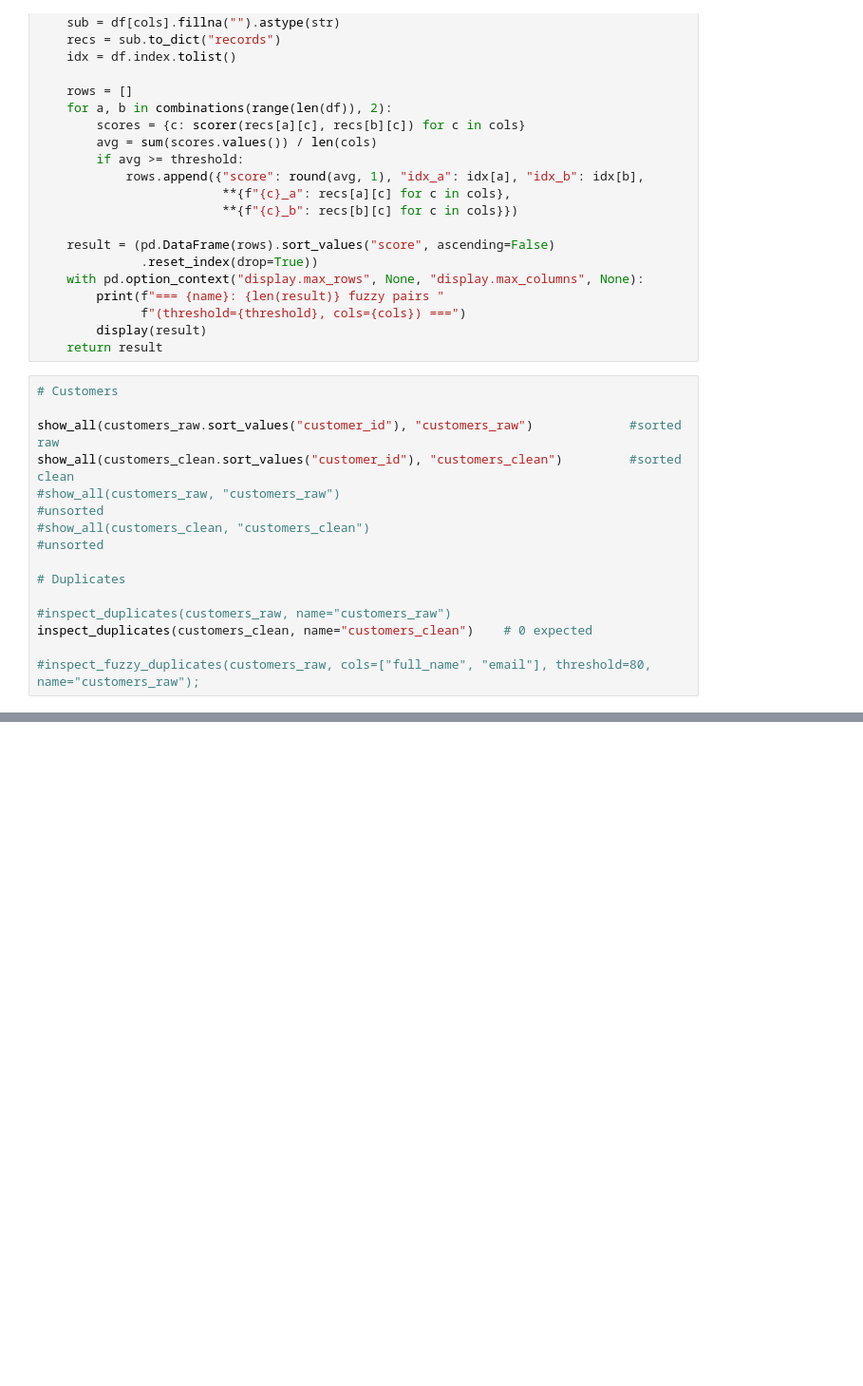
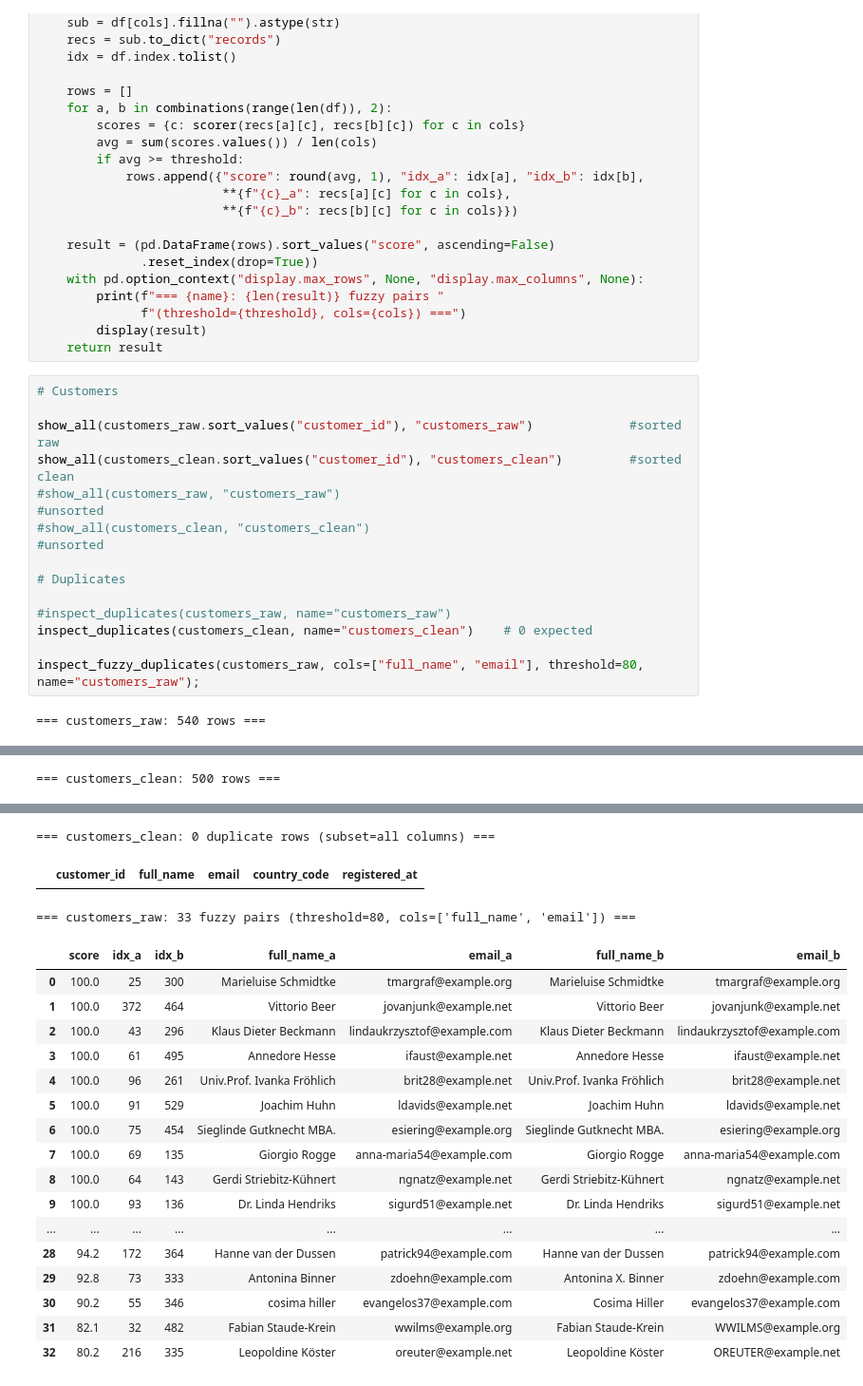
Before and after one commit to Lu1s198/Bachelorarbeit, a Jupyter notebook: project/notebooks/inspect_data.ipynb, the cells around one changed output, grey strips where cells are left out. Shown at 95% size. Cells and saved outputs as stored; diff of their text form; blank space fills up the shorter version.

```diff
--- a/project/notebooks/inspect_data.ipynb
+++ b/project/notebooks/inspect_data.ipynb
@@ -72,4 +72,6 @@ show_all(customers_clean.sort_values("customer_id"), "customers_clean")
 #inspect_duplicates(customers_raw, name="customers_raw")
 inspect_duplicates(customers_clean, name="customers_clean")    # 0 expected
 
-#inspect_fuzzy_duplicates(customers_raw, cols=["full_name", "email"], threshold=80, name="customers_raw");
+inspect_fuzzy_duplicates(customers_raw, cols=["full_name", "email"], threshold=80, name="customers_raw");
+# %% [output]
+=== customers_raw: 540 rows ===
@@ -75,0 +95 @@ inspect_duplicates(customers_clean, name="customers_clean")    # 0 expected
+=== customers_clean: 500 rows ===
@@ -76,3 +113,23 @@ inspect_duplicates(customers_clean, name="customers_clean")    # 0 expected
+=== customers_clean: 0 duplicate rows (subset=all columns) ===
+|  | customer_id | full_name | email | country_code | registered_at |
+=== customers_raw: 33 fuzzy pairs (threshold=80, cols=['full_name', 'email']) ===
+|  | score | idx_a | idx_b | full_name_a | email_a | full_name_b | email_b |
+| 0 | 100.0 | 25 | 300 | Marieluise Schmidtke | tmargraf@example.org | Marieluise Schmidtke | tmargraf@example.org |
+| 1 | 100.0 | 372 | 464 | Vittorio Beer | jovanjunk@example.net | Vittorio Beer | jovanjunk@example.net |
+| 2 | 100.0 | 43 | 296 | Klaus Dieter Beckmann | lindaukrzysztof@example.com | Klaus Dieter Beckmann | lindaukrzysztof@example.com |
+| 3 | 100.0 | 61 | 495 | Annedore Hesse | ifaust@example.net | Annedore Hesse | ifaust@example.net |
+| 4 | 100.0 | 96 | 261 | Univ.Prof. Ivanka Fröhlich | brit28@example.net | Univ.Prof. Ivanka Fröhlich | brit28@example.net |
+| 5 | 100.0 | 91 | 529 | Joachim Huhn | ldavids@example.net | Joachim Huhn | ldavids@example.net |
+| 6 | 100.0 | 75 | 454 | Sieglinde Gutknecht MBA. | esiering@example.org | Sieglinde Gutknecht MBA. | esiering@example.org |
+| 7 | 100.0 | 69 | 135 | Giorgio Rogge | anna-maria54@example.com | Giorgio Rogge | anna-maria54@example.com |
+| 8 | 100.0 | 64 | 143 | Gerdi Striebitz-Kühnert | ngnatz@example.net | Gerdi Striebitz-Kühnert | ngnatz@example.net |
+| 9 | 100.0 | 93 | 136 | Dr. Linda Hendriks | sigurd51@example.net | Dr. Linda Hendriks | sigurd51@example.net |
+| ... | ... | ... | ... | ... | ... | ... | ... |
+| 28 | 94.2 | 172 | 364 | Hanne van der Dussen | patrick94@example.com | Hanne van der Dussen | patrick94@example.com |
+| 29 | 92.8 | 73 | 333 | Antonina Binner | zdoehn@example.com | Antonina X. Binner | zdoehn@example.com |
+| 30 | 90.2 | 55 | 346 | cosima hiller | evangelos37@example.com | Cosima Hiller | evangelos37@example.com |
+| 31 | 82.1 | 32 | 482 | Fabian Staude-Krein | wwilms@example.org | Fabian Staude-Krein | WWILMS@example.org |
+| 32 | 80.2 | 216 | 335 | Leopoldine Köster | oreuter@example.net | Leopoldine Köster | OREUTER@example.net |
 # %%
 # Products
 
```
Also changed, not shown: parts of 3 cells of this notebook.
